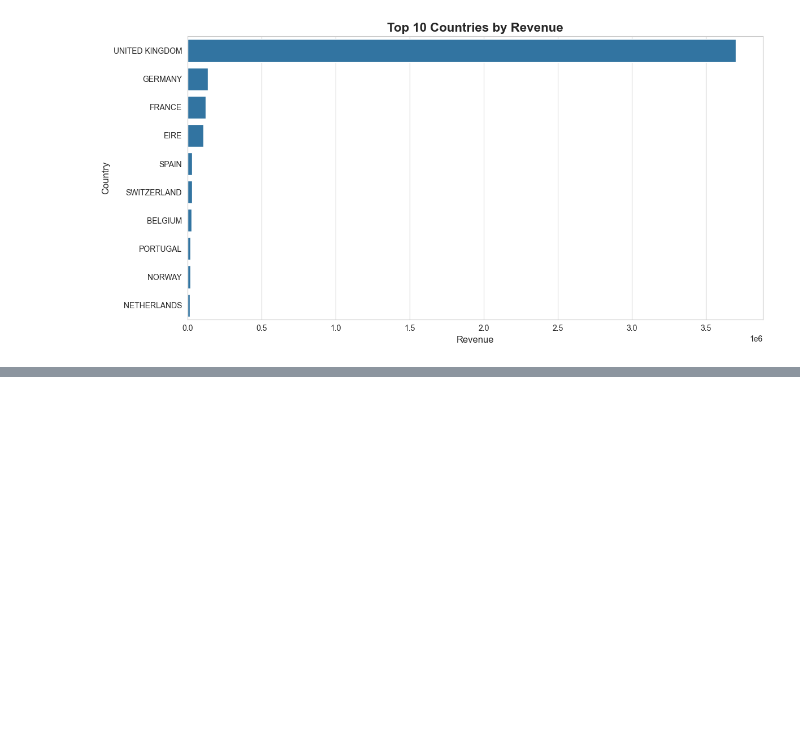
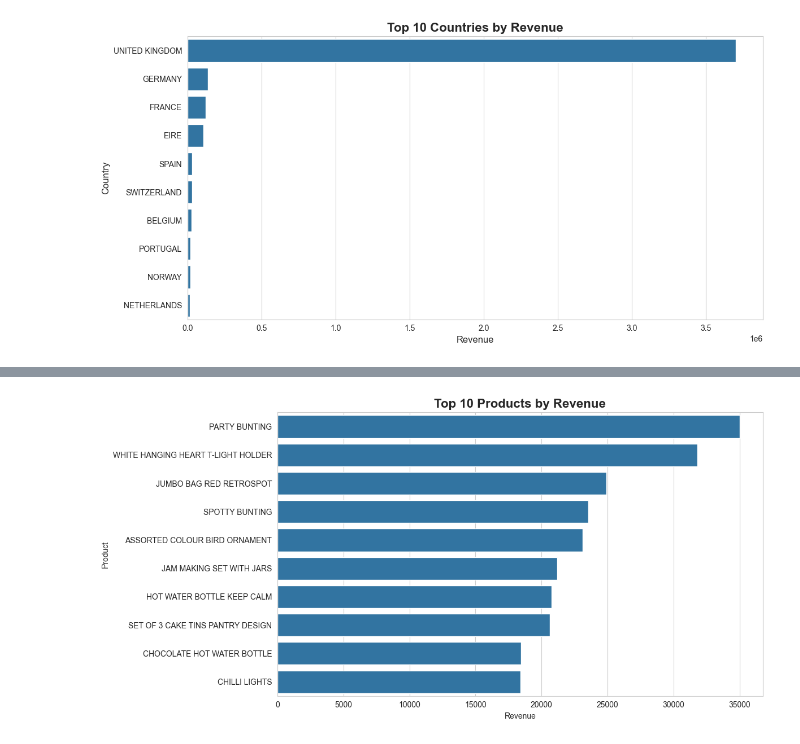
Before and after one commit to jebin24it-boop/Infotact_DA_Internship_Project, a Jupyter notebook: Project_1_Retail/notebooks/visualizations/retail_sales_visualizations.ipynb, the cells around one changed output, grey strips where cells are left out. Drawn from its saved outputs; the diff is of its cells as text; code cells hidden in the pictures; blank space fills up the shorter version.

```diff
--- a/Project_1_Retail/notebooks/visualizations/retail_visuals_day1.ipynb
+++ b/Project_1_Retail/notebooks/visualizations/retail_sales_visualizations.ipynb
@@ -187,0 +215,23 @@ plt.show()
+# %%
+top_products_revenue = (
+    df.groupby('Description')['TotalPrice']
+    .sum()
+    .sort_values(ascending=False)
+    .head(10)
+)
+
+plt.figure(figsize=(12,6))
+
+sns.barplot(
+    x=top_products_revenue.values,
+    y=top_products_revenue.index
+)
+
+plt.title("Top 10 Products by Revenue", fontsize=16, fontweight='bold')
+plt.xlabel("Revenue")
+plt.ylabel("Product")
+
+plt.tight_layout()
+plt.show()
+# %% [output]
+[figure, added]
```
Also changed, not shown: parts of 3 cells of this notebook.
